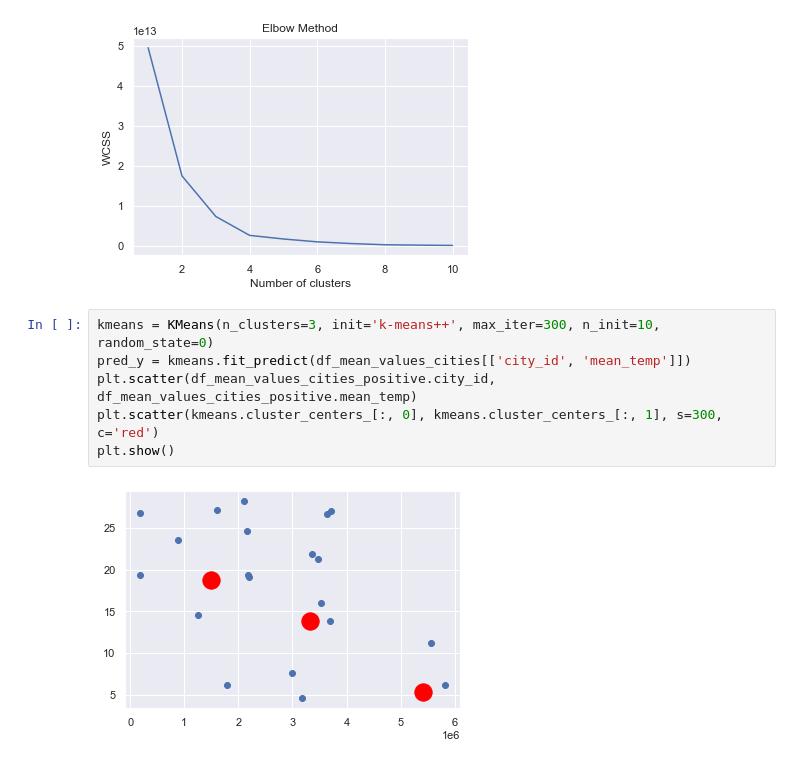
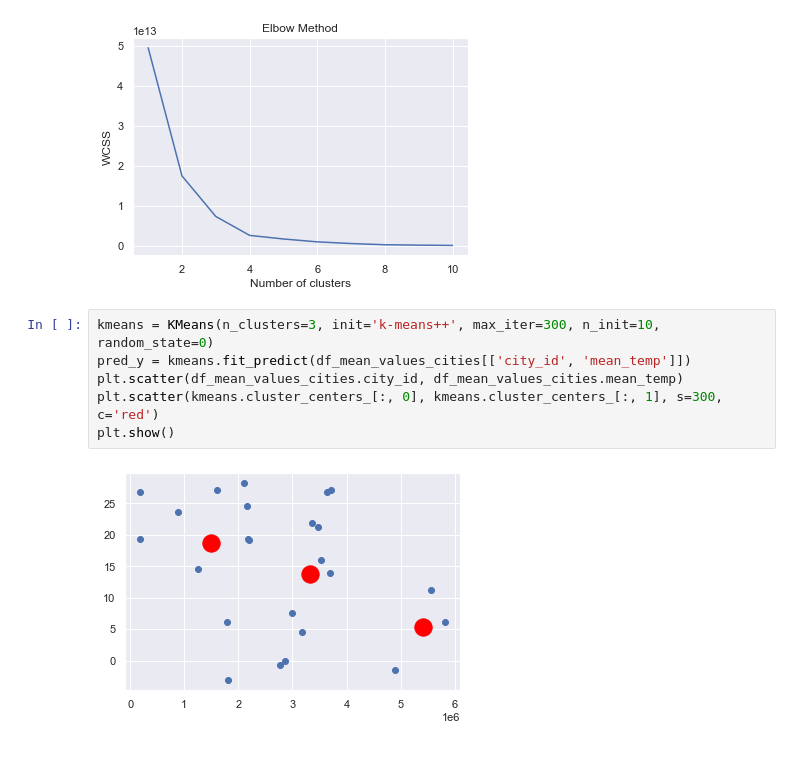
Before and after one commit to arindam31/CityWeatherAnalytics, a Jupyter notebook: Geo.ipynb, the cells around one changed output. Drawn from its saved outputs; the diff is of its cells as text.

```diff
--- a/Geo.ipynb
+++ b/Geo.ipynb
@@ -110,8 +110,8 @@ plt.show()
 # %%
 kmeans = KMeans(n_clusters=3, init='k-means++', max_iter=300, n_init=10, random_state=0)
 pred_y = kmeans.fit_predict(df_mean_values_cities[['city_id', 'mean_temp']])
-plt.scatter(df_mean_values_cities_positive.city_id, df_mean_values_cities_positive.mean_temp)
+plt.scatter(df_mean_values_cities.city_id, df_mean_values_cities.mean_temp)
 plt.scatter(kmeans.cluster_centers_[:, 0], kmeans.cluster_centers_[:, 1], s=300, c='red')
 plt.show()
 # %% [output]
-[figure, old version]
+[figure, new version]
```
Also changed, not shown: parts of 1 cell of this notebook.
